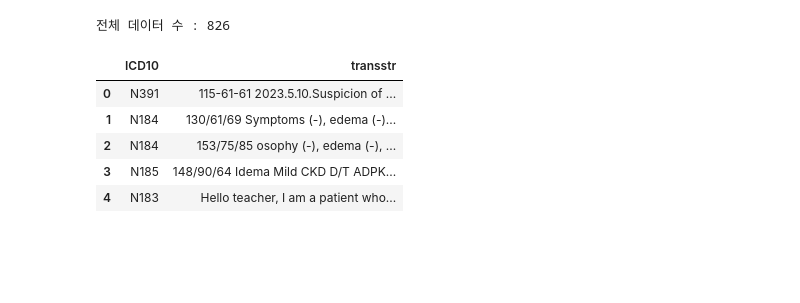
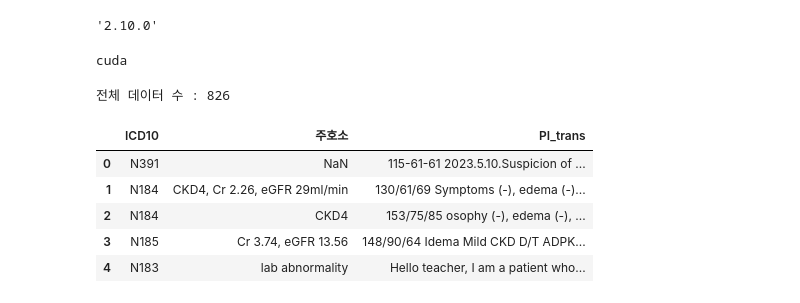
Before and after one commit to slowandfast/DiagRecommdSystem_01, a Jupyter notebook: KJH_BERT_EMR기반_진단추천모델.ipynb, the cells around one changed output. Cells and saved outputs as stored; diff of their text form; code cells hidden in the pictures; blank space fills up the shorter version.

```diff
--- a/KJH_BERT_EMR기반_진단추천모델.ipynb
+++ b/KJH_BERT_EMR기반_진단추천모델.ipynb
@@ -29,20 +17,32 @@ from torch.optim import Adam
 from transformers import AutoTokenizer, AutoModelForSequenceClassification
 from sklearn.model_selection import train_test_split
 from sklearn.preprocessing import LabelEncoder
+# %%
+import tensorflow as tf
+tf.__version__
+# %% [output]
+'2.10.0'
+# %%
+device_name = "cuda" if torch.cuda.is_available() else "cpu"
+device = torch.device(device_name)
+print(device)
+# %% [output]
+cuda
 # %%
 # file_path = '/content/신장내과_본원_외래_20230701_20231231_filtered.xlsx'
 file_path = "D:\\sample\\content\\신장내과_본원_외래_20230701_20231231_filtered.xlsx"
 
-selected_columns = ['ICD10', 'transstr']
-df = pd.read_excel(file_path, usecols=selected_columns)
+# selected_columns = ['ICD10', 'transstr']
+selected_columns = ['ICD10', '주호소', 'PI_trans']
+df = pd.read_excel(file_path, usecols=selected_columns, dtype=str)
 
 print('전체 데이터 수 :', len(df))
 df.head(5)
 # %% [output]
 전체 데이터 수 : 826
-|  | ICD10 | transstr |
-| 0 | N391 | 115-61-61 2023.5.10.Suspicion of ... |
-| 1 | N184 | 130/61/69 Symptoms (-), edema (-)... |
-| 2 | N184 | 153/75/85 osophy (-), edema (-), ... |
-| 3 | N185 | 148/90/64 Idema Mild CKD D/T ADPK... |
-| 4 | N183 | Hello teacher, I am a patient who... |
+|  | ICD10 | 주호소 | PI_trans |
+| 0 | N391 | NaN | 115-61-61 2023.5.10.Suspicion of ... |
+| 1 | N184 | CKD4, Cr 2.26, eGFR 29ml/min | 130/61/69 Symptoms (-), edema (-)... |
+| 2 | N184 | CKD4 | 153/75/85 osophy (-), edema (-), ... |
+| 3 | N185 | Cr 3.74, eGFR 13.56 | 148/90/64 Idema Mild CKD D/T ADPK... |
+| 4 | N183 | lab abnormality | Hello teacher, I am a patient who... |
```
Also changed, not shown: parts of 32 cells of this notebook.
